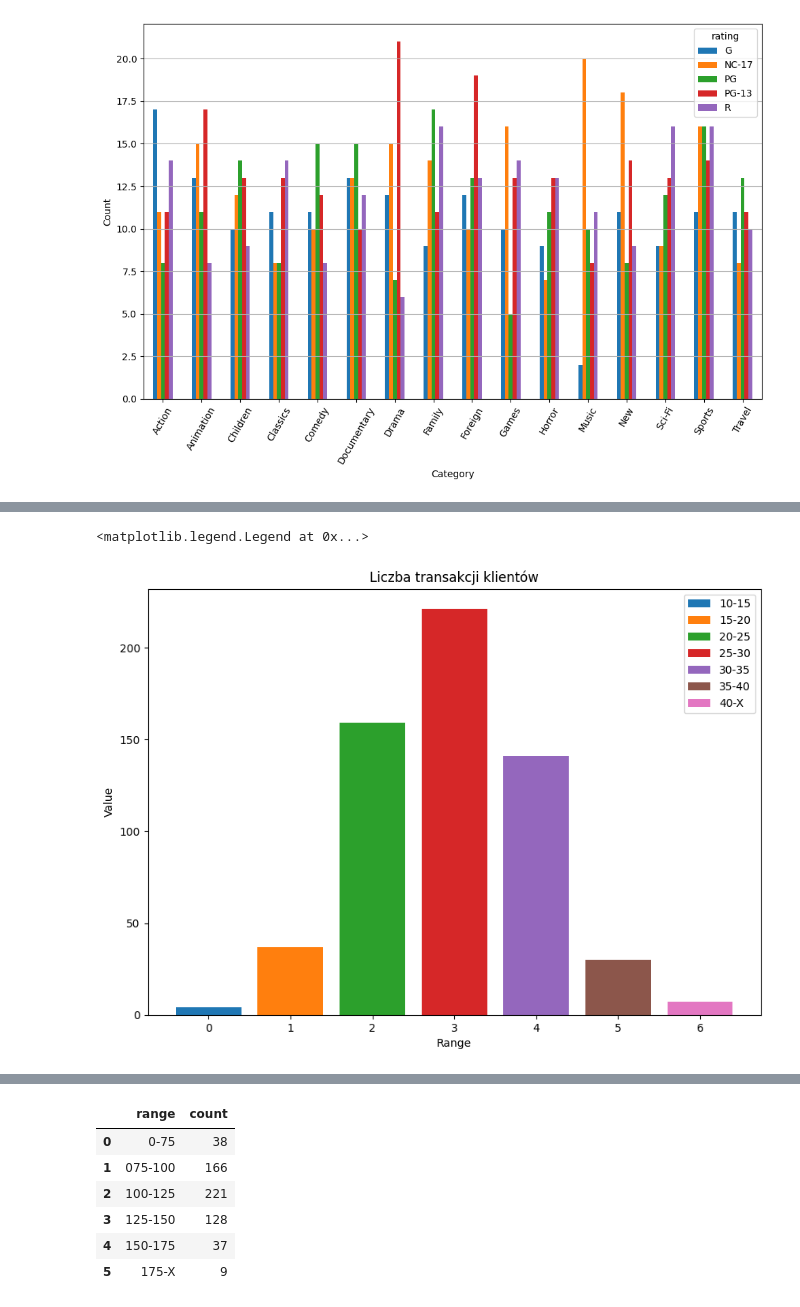
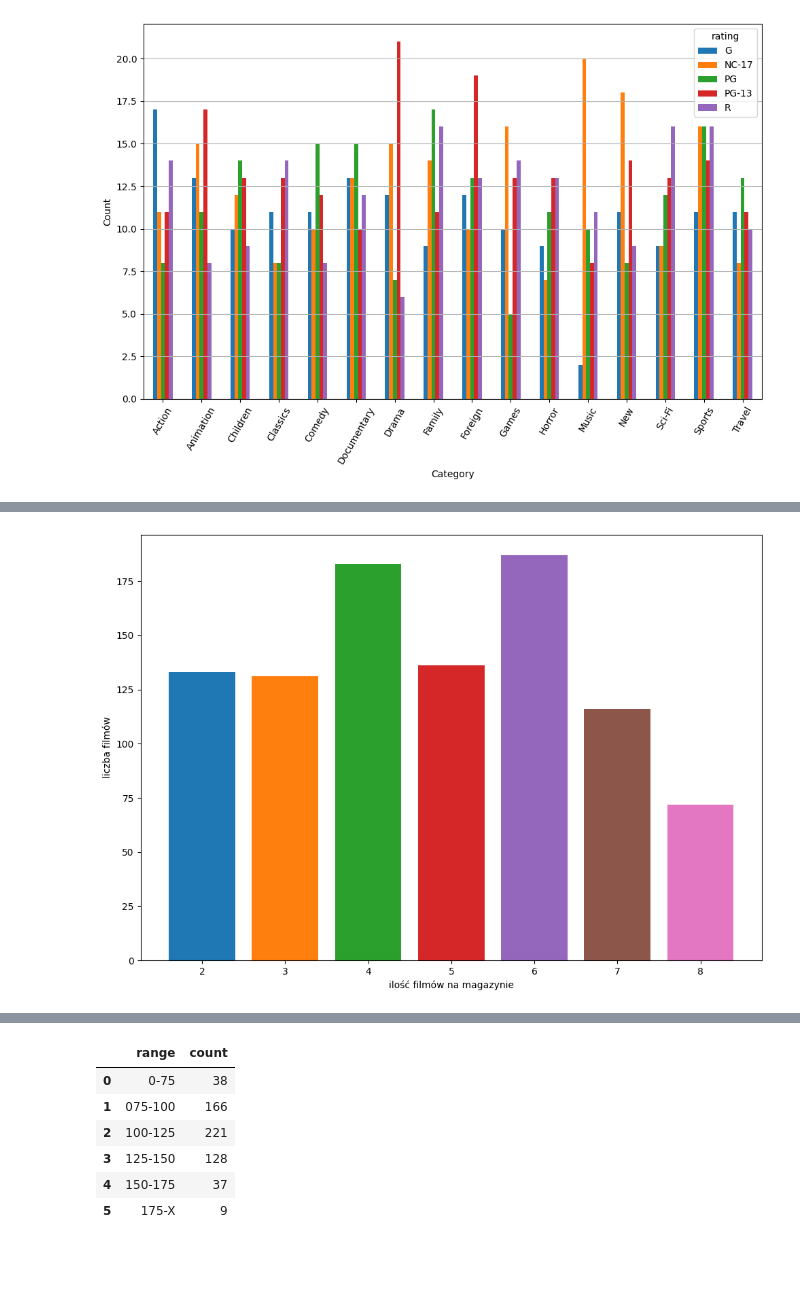
Before and after one commit to Popsonikk/filmoteka, a Jupyter notebook: Filmoteka.ipynb, the cells around one changed output, grey strips where cells are left out. Saved outputs shown, nothing was run; the diff lists cells and outputs as text; code cells hidden in the pictures; blank space fills up the shorter version.

```diff
--- a/Filmoteka.ipynb
+++ b/Filmoteka.ipynb
@@ -68,10 +4,0 @@ data
-# %%
-fig, ax = plt.subplots()
-x=data["rating"].unique()
-xsize=np.arange(len(data["category"].unique()))
-w=0.15
-for i in range(len(x)):
-  ax.bar(xsize-2*w+w*i,data['count'][i::len(x)],w,label=x[i])
-ax.set_xticks(xsize)
-ax.set_xticklabels(data["category"].unique(), rotation='vertical')
-ax.legend()
@@ -125,16 +37,16 @@ PG       183
 G        171
 dtype: int64
 # %%
-data=pd.read_csv("transaction_number",sep=",",skiprows=1,names=["range","count"])
+data=pd.read_csv("liczba kopii filmów",sep=",",skiprows=1,names=["liczba","ilosc"])
 fig, ax = plt.subplots(figsize=(10,7))
-l=len(data['range']);
-for i in range(l):
-  ax.bar(i,data['count'][i],label=data['range'][i])
-ax.set_xticks(np.arange(l))
-ax.set_xlabel("Range")
-ax.set_ylabel("Value")
-ax.set_title("Liczba transakcji klientów")
-ax.legend()
+x=len(data['liczba'])
+for i in range(x):
+  ax.bar(i,data['ilosc'][i],label=data['liczba'][i])
+ax.set_xticks(np.arange(x))
+ax.set_xticklabels(data['liczba'])
+
+ax.set_xlabel("ilość filmów na magazynie")
+ax.set_ylabel("liczba filmów")
+plt.tight_layout()
 # %% [output]
-<matplotlib.legend.Legend at 0x...>
-[figure, old version]
+[figure, new version]
```
Also changed, not shown: parts of 8 cells of this notebook.
